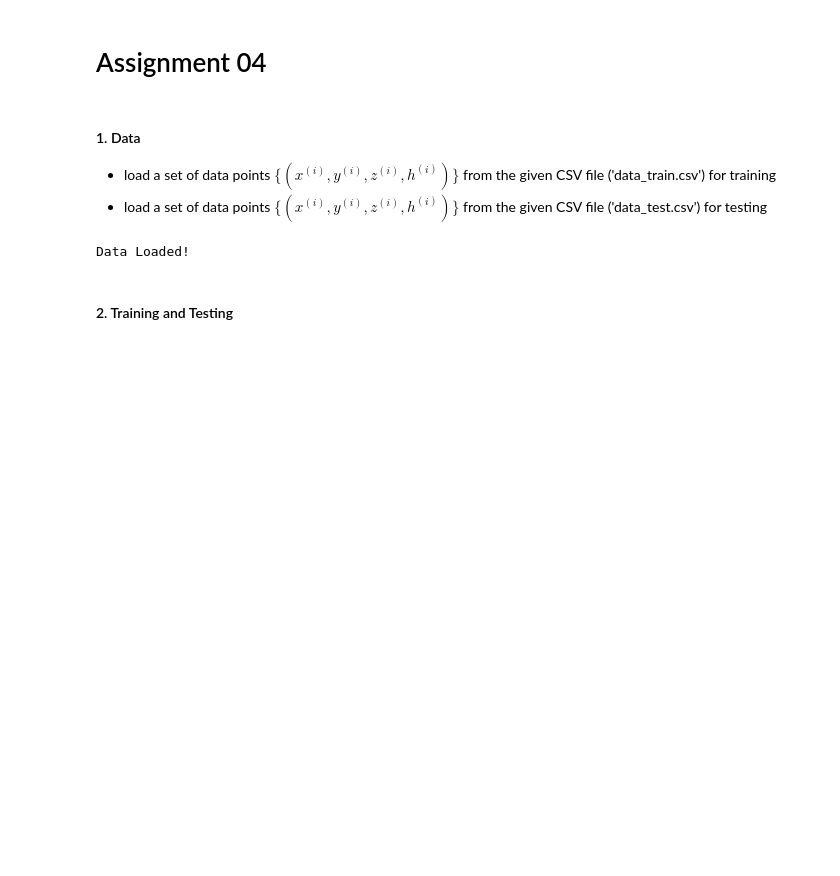
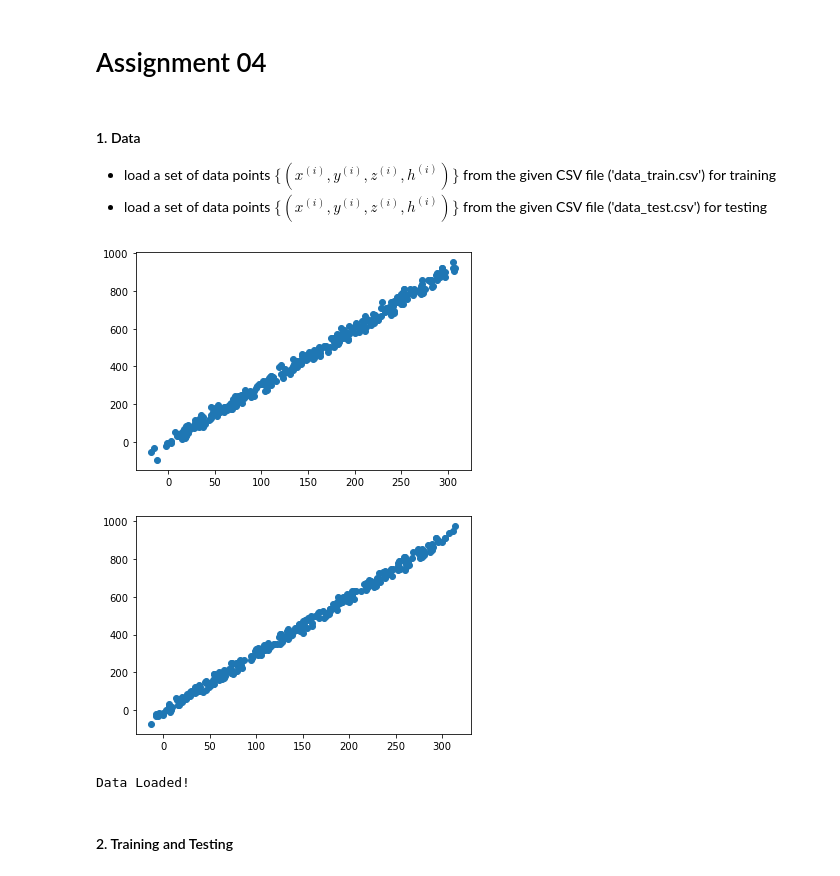
Before and after one commit to Seng-Ly/Matrix-Computation-Class, a Jupyter notebook: assigments/04/test.ipynb, the cells around one changed output. Cells and saved outputs as stored; diff of their text form; code cells hidden in the pictures; blank space fills up the shorter version.

```diff
--- a/assigments/04/test.ipynb
+++ b/assigments/04/test.ipynb
@@ -30,33 +30,41 @@ with open('data_train.csv', newline='') as myfile:
         y_train.append(float(i[1]))
         z_train.append(float(i[2]))
         h_train.append(float(i[3]))
         ct += 1
 myfile.close()
 
 with open('data_test.csv', newline='') as myfile:
     reader  = csv.reader(myfile, delimiter=',')
     ct = 1
     for i in reader:
         # print('[', ct, ']', 'x =', i[0], ', y = ', i[1], ', z = ', i[2], ', h = ', i[3])
         x_test.append(float(i[0]))
         y_test.append(float(i[1]))
         z_test.append(float(i[2]))
         h_test.append(float(i[3]))
         ct += 1
 myfile.close()
 
 x_train = np.array(x_train)
 y_train = np.array(y_train)
 z_train = np.array(z_train)
 h_train = np.array(h_train)
 
 x_test = np.array(x_test)
 y_test = np.array(y_test)
 z_test = np.array(z_test)
 h_test = np.array(h_test)
 
+plt.scatter(z_train,h_train)
+plt.show()
+
+plt.scatter(z_test,h_test)
+plt.show()
+
 print("Data Loaded!")
 # %% [output]
+[figure, added]
+[figure, added]
 Data Loaded!
 # %% [markdown]
 #### 2. Training and Testing
```
Also changed, not shown: parts of 1 cell of this notebook, 3 other files.
